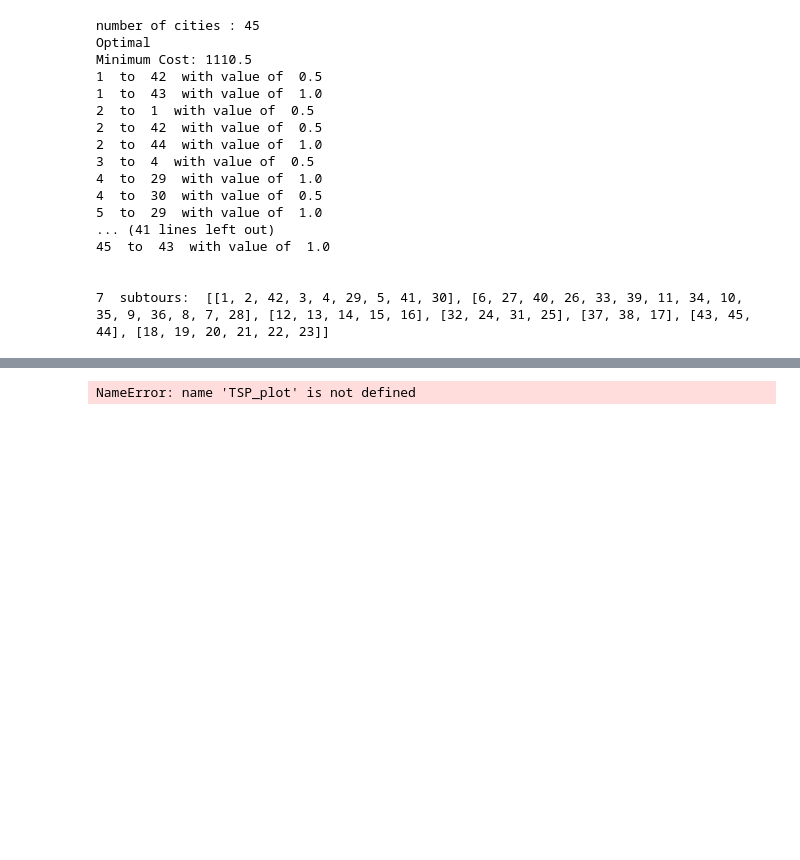
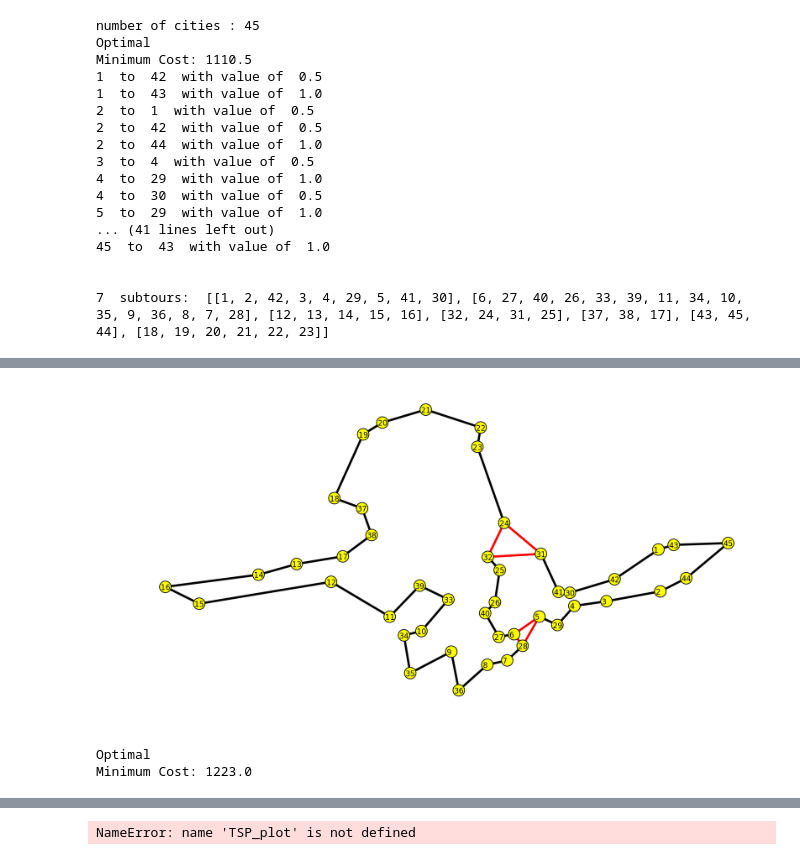
Before and after one commit to lifengzhi/msa_mh8101_or1_lp, a Jupyter notebook: Assignment 2 - Traveling Salesperson Problem_solution - MH8102.ipynb, the cells around one changed output, grey strips where cells are left out. Cells and saved outputs as stored; diff of their text form; code cells hidden in the pictures; blank space fills up the shorter version.

```diff
--- a/Assignment 2 - Traveling Salesperson Problem_solution - MH8102.ipynb
+++ b/Assignment 2 - Traveling Salesperson Problem_solution - MH8102.ipynb
@@ -494,0 +422,15 @@ Minimum Cost: 988.0
+# %%
+Subtours_B2 = [
+    [24,25,31,32],
+    [6, 27, 40, 26, 33, 39, 11, 34, 10, 35, 9, 36, 8, 7, 28],
+    [13,14,15,16],
+    [14,15,16],
+    [12,13,14,15,16,17],
+    [12,13,14,15,16,17,18,37,38],
+    [12,13,14,15,16],
+    [1,2,42,43,44,45],
+    [1,2,43,44,45],
+    [1,2,3,42,43,44,45]]
+
+
+AddSubtourConstraints(b2_prob1, Subtours_B2, cities_B2_list, B2_X_ij_s)
@@ -494,0 +455,10 @@ Minimum Cost: 988.0
+# %%
+b2_prob1.solve()
+ee2, ff2 = GetFullEdgesAndFractionalEdges(cities_B2_list, B2_X_ij_s)
+LL3 = frac_TSP_plot(ee2,ff2,cities_B2_list,posn_B2,dist_B2)
+print(LpStatus[b2_prob1.status])
+print("Minimum Cost: {}".format(value(b2_prob1.objective)))
+# %% [output]
+[figure, added]
+Optimal
+Minimum Cost: 1223.0
```
Also changed, not shown: parts of 15 cells of this notebook.
